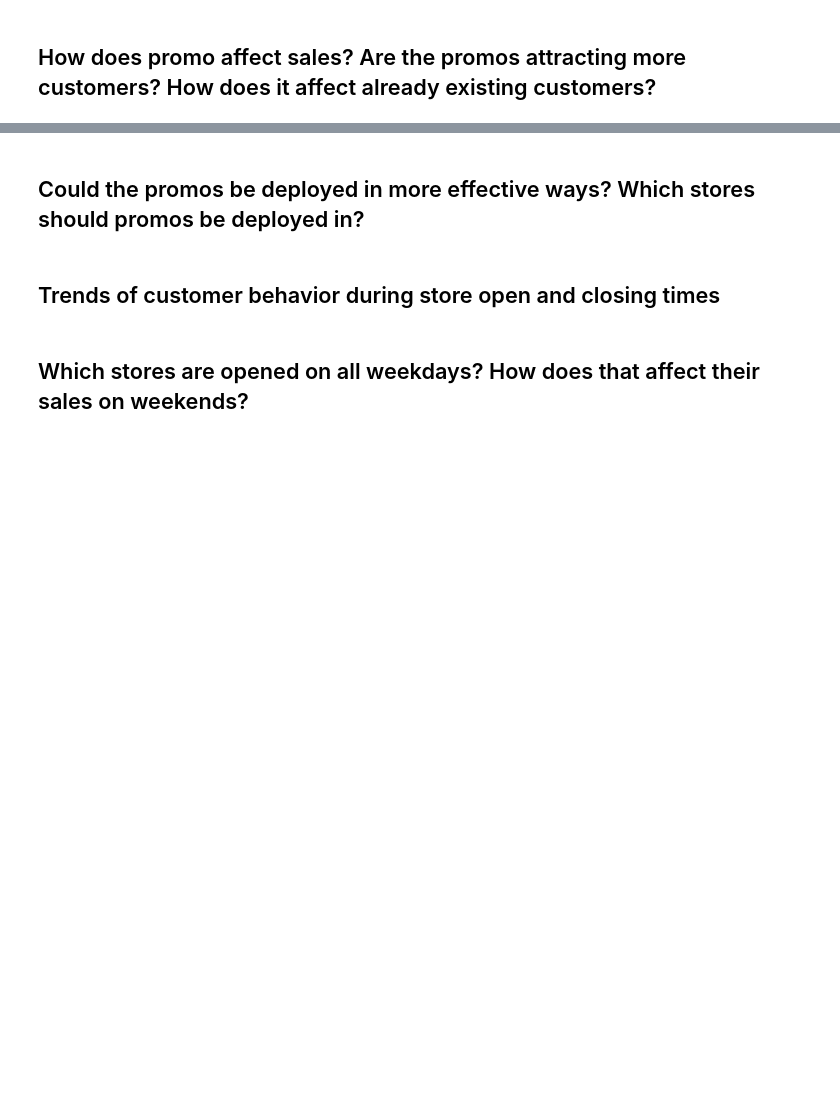
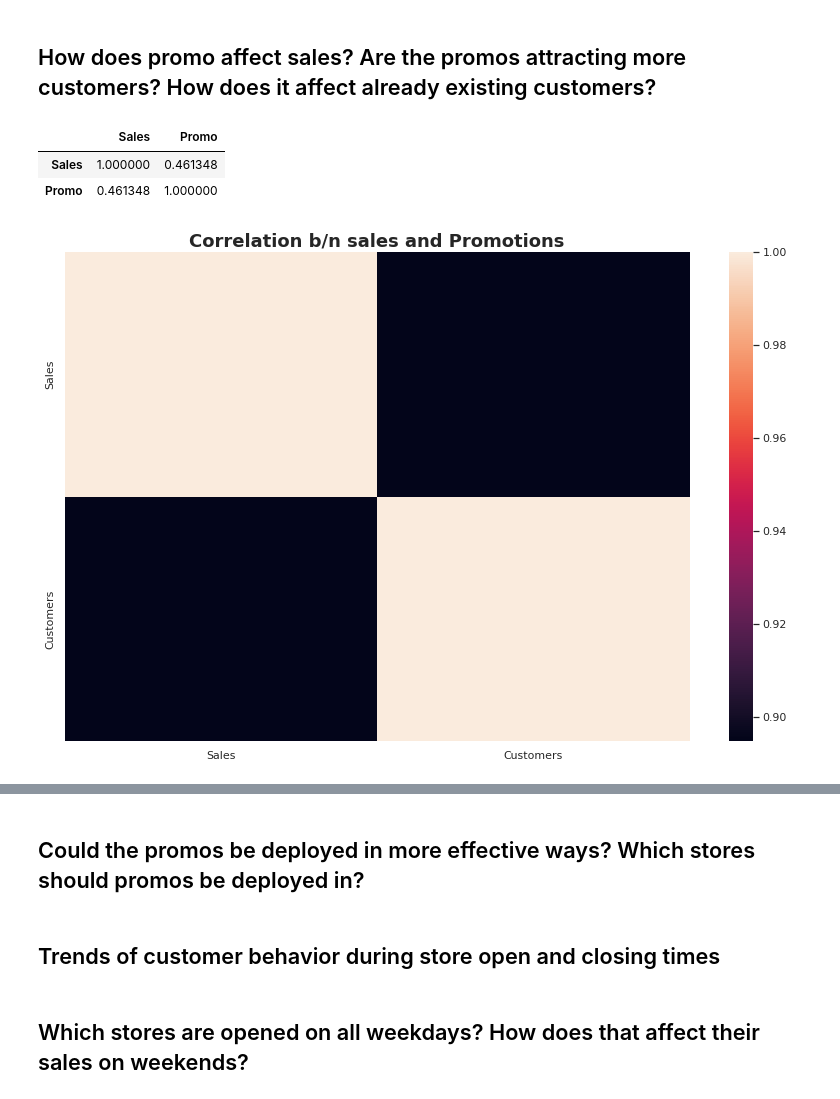
Before and after one commit to abel-blue/pharmaceutical-sales-prediction, a Jupyter notebook: notebooks/data_exploration.ipynb, the cells around one changed output, grey strips where cells are left out. Drawn from its saved outputs; the diff is of its cells as text; code cells hidden in the pictures; blank space fills up the shorter version.

Commit message:
promos and customer relation

```diff
--- a/notebooks/data_exploration.ipynb
+++ b/notebooks/data_exploration.ipynb
@@ -236,2 +235,14 @@ exploration.plot_heatmap_from_correlation(sales_cutomer_corr, 'Correlation b/n s
 # %% [markdown]
 ## How does promo affect sales? Are the promos attracting more customers? How does it affect already existing customers?
+# %%
+sales_promo_rln = train_store.loc[:,['Sales','Promo']]
+sales_promo_corr = sales_promo_rln.corr()
+sales_promo_corr.head()
+# %% [output]
+|  | Sales | Promo |
+| Sales | 1.000000 | 0.461348 |
+| Promo | 0.461348 | 1.000000 |
+# %%
+exploration.plot_heatmap_from_correlation(sales_cutomer_corr, 'Correlation b/n sales and Promotions')
+# %% [output]
+[figure, added]
```
Also changed, not shown: parts of 13 cells of this notebook.
